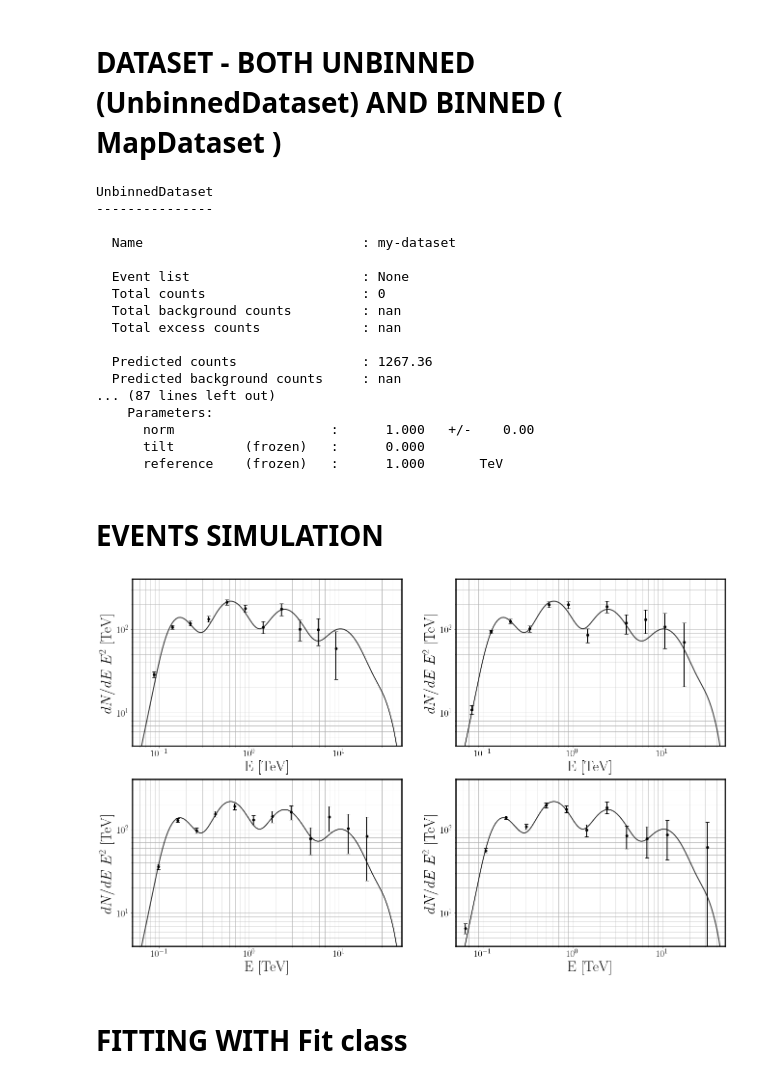
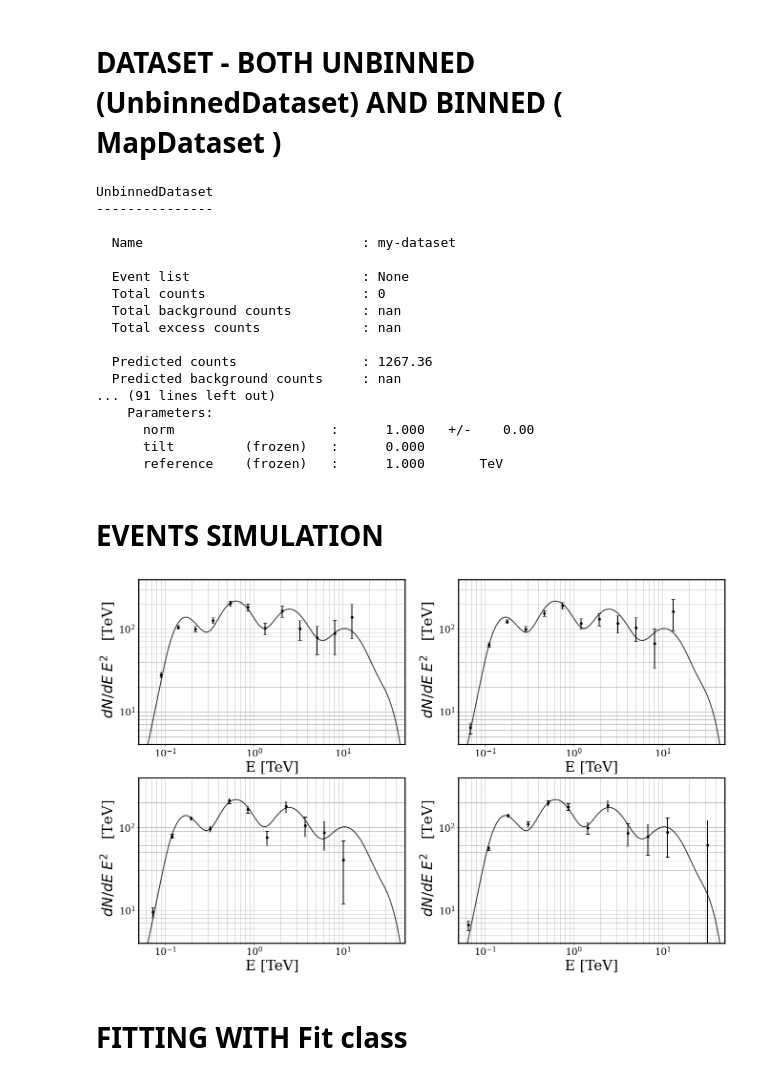
Before and after one commit to gammapy/gammapy-unbinned-analysis, a Jupyter notebook: Giacomos_UnbinnedDataset/test_UnbinnedDataset_class.ipynb, the cells around one changed output. Saved outputs shown, nothing was run; the diff lists cells and outputs as text; code cells hidden in the pictures.

Commit message:
improved UnbinnedDataset class

```diff
--- a/Giacomos_UnbinnedDataset/test_UnbinnedDataset_class.ipynb
+++ b/Giacomos_UnbinnedDataset/test_UnbinnedDataset_class.ipynb
@@ -138,13 +138,13 @@ maker  = MapDatasetMaker(selection=["exposure","edisp",  ]) # "background" ])#,
 d_empty                 = UnbinnedDataset.create( geom, energy_axis_true=energy_axis_true, migra_axis=migra_axis, name="my-dataset")
 unbinned_dataset        = maker.run(d_empty, observation)
 unbinned_dataset.models = models
-unbinned_dataset.update_flux()
+#unbinned_dataset.update_flux()
 print(unbinned_dataset)
 
 
 
-energy_axis      = MapAxis.from_energy_bounds( "0.01 TeV", "100 TeV", nbin=5, per_decade=True, name="energy" )
-energy_axis_true = MapAxis.from_energy_bounds( "0.01 TeV", "100 TeV", nbin=5, per_decade=True, name="energy_true")
+energy_axis      = MapAxis.from_energy_bounds( "0.01 TeV", "100 TeV", nbin=45, per_decade=True, name="energy" )
+energy_axis_true = MapAxis.from_energy_bounds( "0.01 TeV", "100 TeV", nbin=45, per_decade=True, name="energy_true")
 migra_axis       = MapAxis.from_bounds(0.5, 2, nbin=150, node_type="edges", name="migra")
 
 # WcsGeom
@@ -153,7 +153,11 @@ geom   = WcsGeom.create(frame="icrs", skydir=pointing, width=(2, 2), binsz=0.02,
 #  MapDatase
 d_empty                  = MapDataset.create( geom, energy_axis_true=energy_axis_true, migra_axis=migra_axis, name="my-dataset")
 dataset                  = maker.run(d_empty, observation)
+print("npred")
+print(dataset.npred_signal().data.sum())
 dataset.models           = models
+print("npred")
+print(dataset.npred_signal().data.sum())
 print(dataset)
 # %% [output]
 UnbinnedDataset
@@ -168,7 +172,7 @@ UnbinnedDataset
 
   Predicted counts                : 1267.36
   Predicted background counts     : nan
-... (87 lines left out)
+... (91 lines left out)
     Parameters:
       norm                    :      1.000   +/-    0.00
       tilt         (frozen)   :      0.000
@@ -179,7 +183,7 @@ UnbinnedDataset
 ###################################
 # SIMULATING EVENTS
 ###################################
-n_obs = 100
+n_obs = 10
 unbinned_datasets = Datasets()
 datasets          = Datasets()
 
@@ -188,7 +192,7 @@ for idx in range(n_obs):
     unbinned_dataset_fake                      = unbinned_dataset.copy(name=f"obs-{idx}")
     unbinned_dataset_fake.meta_table["OBS_ID"] = [idx]
     unbinned_dataset_fake.models               = models.copy()
-    unbinned_dataset_fake.fake_events(bkg=False,random_state=idx)
+    unbinned_dataset_fake.fake(bkg=False,random_state=idx)
     unbinned_datasets.append(unbinned_dataset_fake)
 
     #BINNED
@@ -203,24 +207,24 @@ for idx in range(n_obs):
 # %%
 ###################################
 # SHOW SOME SMULATIONS OF THE UNBINNED DATASET
 ###################################
 
 
 fig, axs = plt.subplots(figsize=(22,14),nrows=2, ncols=2)
 
 for i in [0,1]:
     for j in [0,1]:
         example_dataset = unbinned_datasets[np.random.choice(n_obs )]
         #Plot Model
         plot_dict = dict(color='black',linewidth=2,alpha=0.8,label="Source dN/dE")
-        ax, _     = example_dataset.plot_predicted_dnde(ax=axs[i,j],fig=fig,obs=True,**plot_dict,line=True,bkg=False)
+        ax, _     = example_dataset.plot_predicted_dnde(ax=axs[i,j],fig=fig,**plot_dict,line=True,bkg=False)
         #Plot events
         plot_dict = dict(color='black',label="Simulated source events")
         ax, _     = example_dataset.plot_observed_dnde(ax=axs[i,j],fig=fig,en_bins=14,**plot_dict)
         ax.set_ylim(bottom=4e0,top=4e2)
         ax.set_xlim([5e-2,5e1])
 # %% [output]
-[figure, old version]
+[figure, new version]
 # %% [markdown]
 # FITTING WITH Fit class
 # %%
```
Also changed, not shown: parts of 2 cells of this notebook, 4 other files.
